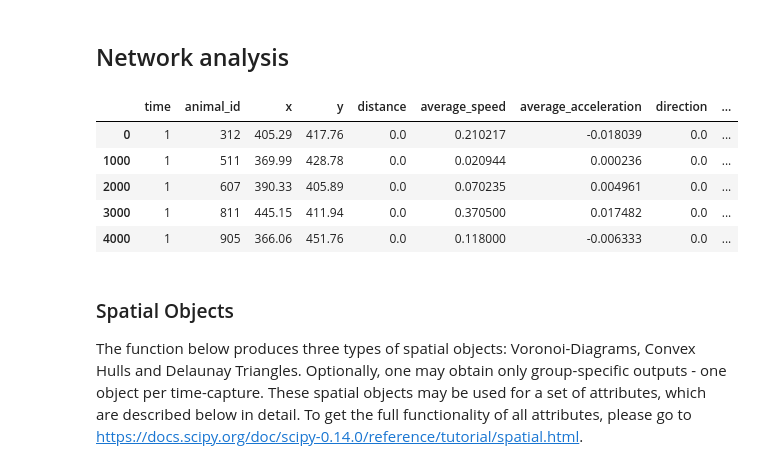
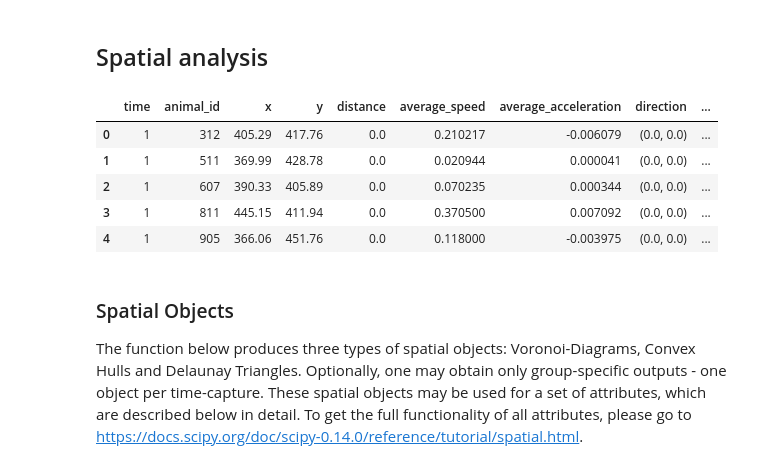
Before and after one commit to dbvis-ukon/movekit, a Jupyter notebook: examples/04_spatial_analysis.ipynb, the cells around one changed output. Cells and saved outputs as stored; diff of their text form; code cells hidden in the pictures.

```diff
--- a/examples/04_spatial_analysis.ipynb
+++ b/examples/04_spatial_analysis.ipynb
@@ -1,5 +1,5 @@
 # %% [markdown]
-## Network analysis
+## Spatial analysis
 # %%
 import movekit as mkit
 import numpy as np
@@ -7,16 +7,17 @@ import pandas as pd
 import matplotlib.pyplot as plt
 from scipy.spatial import Voronoi, voronoi_plot_2d, convex_hull_plot_2d, delaunay_plot_2d
 # %%
-path = "datasets/fish-5-features.csv"
+path = "datasets/fish-5-cleaned.csv"
 data = mkit.read_data(path)
+data = mkit.extract_features(data)
 data.head()
 # %% [output]
 |  | time | animal_id | x | y | distance | average_speed | average_acceleration | direction | ... |
-| 0 | 1 | 312 | 405.29 | 417.76 | 0.0 | 0.210217 | -0.018039 | 0.0 | ... |
-| 1000 | 1 | 511 | 369.99 | 428.78 | 0.0 | 0.020944 | 0.000236 | 0.0 | ... |
-| 2000 | 1 | 607 | 390.33 | 405.89 | 0.0 | 0.070235 | 0.004961 | 0.0 | ... |
-| 3000 | 1 | 811 | 445.15 | 411.94 | 0.0 | 0.370500 | 0.017482 | 0.0 | ... |
-| 4000 | 1 | 905 | 366.06 | 451.76 | 0.0 | 0.118000 | -0.006333 | 0.0 | ... |
+| 0 | 1 | 312 | 405.29 | 417.76 | 0.0 | 0.210217 | -0.006079 | (0.0, 0.0) | ... |
+| 1 | 1 | 511 | 369.99 | 428.78 | 0.0 | 0.020944 | 0.000041 | (0.0, 0.0) | ... |
+| 2 | 1 | 607 | 390.33 | 405.89 | 0.0 | 0.070235 | 0.000344 | (0.0, 0.0) | ... |
+| 3 | 1 | 811 | 445.15 | 411.94 | 0.0 | 0.370500 | 0.007092 | (0.0, 0.0) | ... |
+| 4 | 1 | 905 | 366.06 | 451.76 | 0.0 | 0.118000 | -0.003975 | (0.0, 0.0) | ... |
 # %% [markdown]
 ### Spatial Objects
 The function below produces three types of spatial objects: Voronoi-Diagrams, Convex Hulls and Delaunay Triangles. Optionally, one may obtain only group-specific outputs - one object per time-capture. These spatial objects may be used for a set of attributes, which are described below in detail.
```
Also changed, not shown: parts of 2 cells of this notebook, 5 other files.
